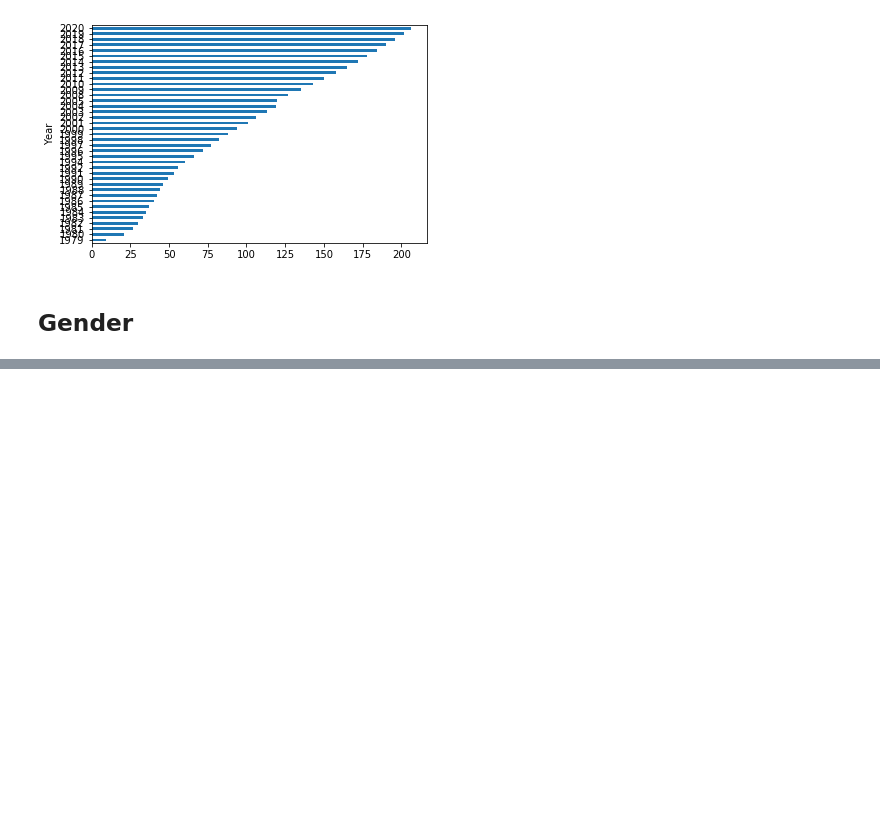
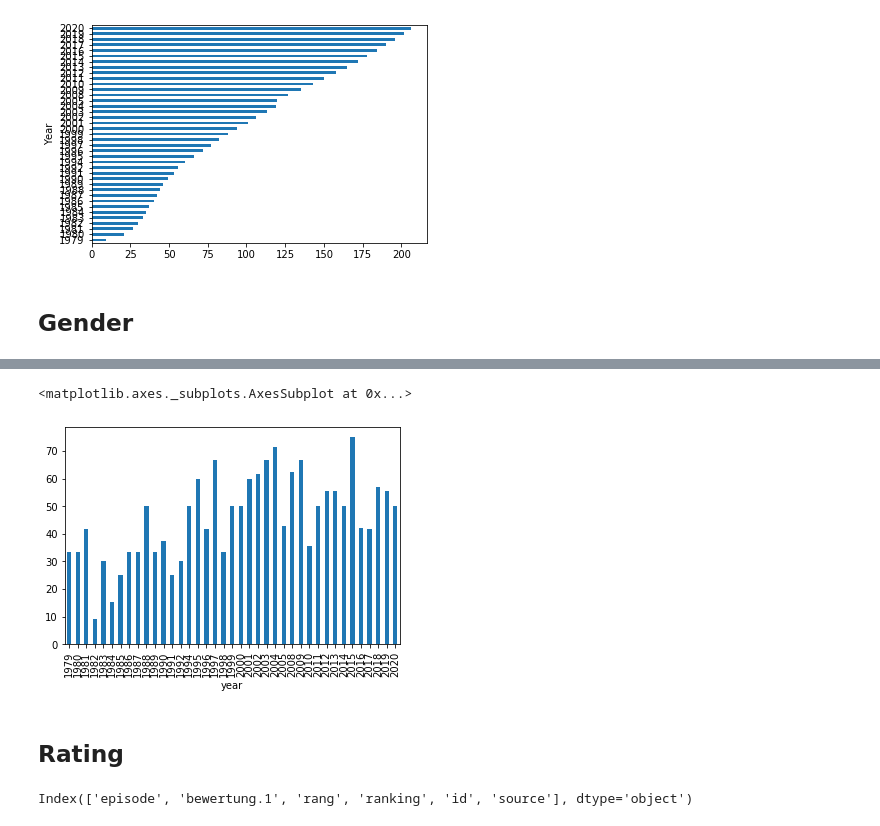
Before and after one commit to Lisa-Ho/three-investigators, a Jupyter notebook: notebooks/three-investigators-part-II.ipynb, the cells around one changed output, grey strips where cells are left out. Drawn from its saved outputs; the diff is of its cells as text; code cells hidden in the pictures; blank space fills up the shorter version.

```diff
--- a/notebooks/three-investigators-part-II.ipynb
+++ b/notebooks/three-investigators-part-II.ipynb
@@ -253,0 +249,11 @@ gender_balance.set_index("ID")["female_ratio"].plot(kind='bar')
+# %%
+meta.groupby("year")["female_side_actors_ratio"].max().plot(kind='bar')
+# %% [output]
+<matplotlib.axes._subplots.AxesSubplot at 0x...>
+[figure, added]
+# %% [markdown]
+## Rating
+# %%
+rating.columns
+# %% [output]
+Index(['episode', 'bewertung.1', 'rang', 'ranking', 'id', 'source'], dtype='object')
```
Also changed, not shown: parts of 24 cells of this notebook.
